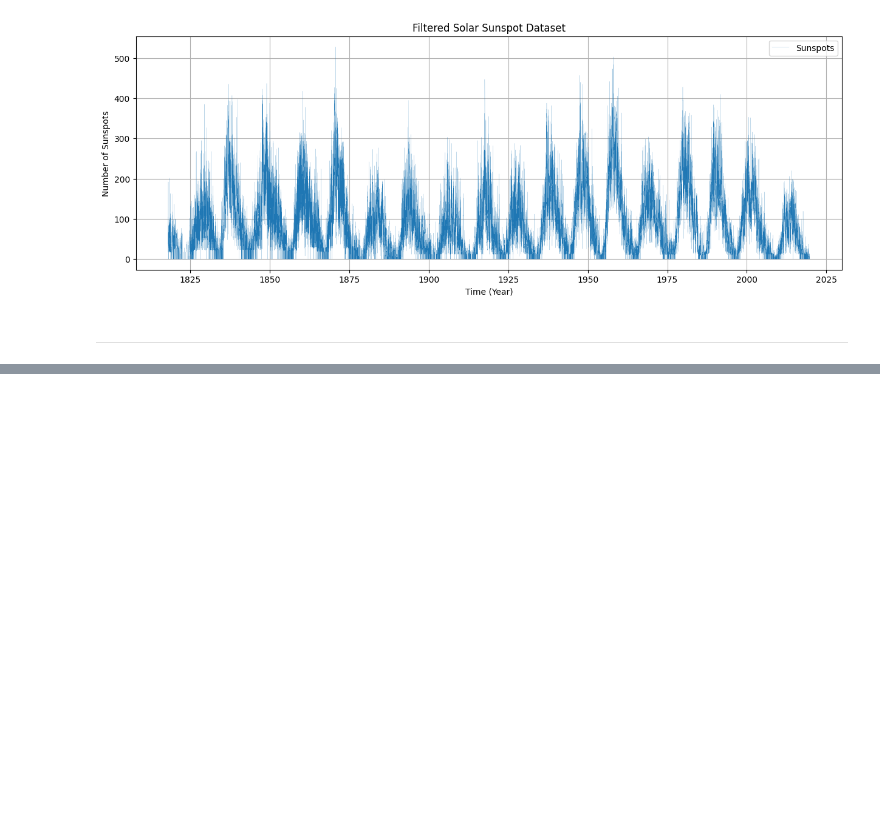
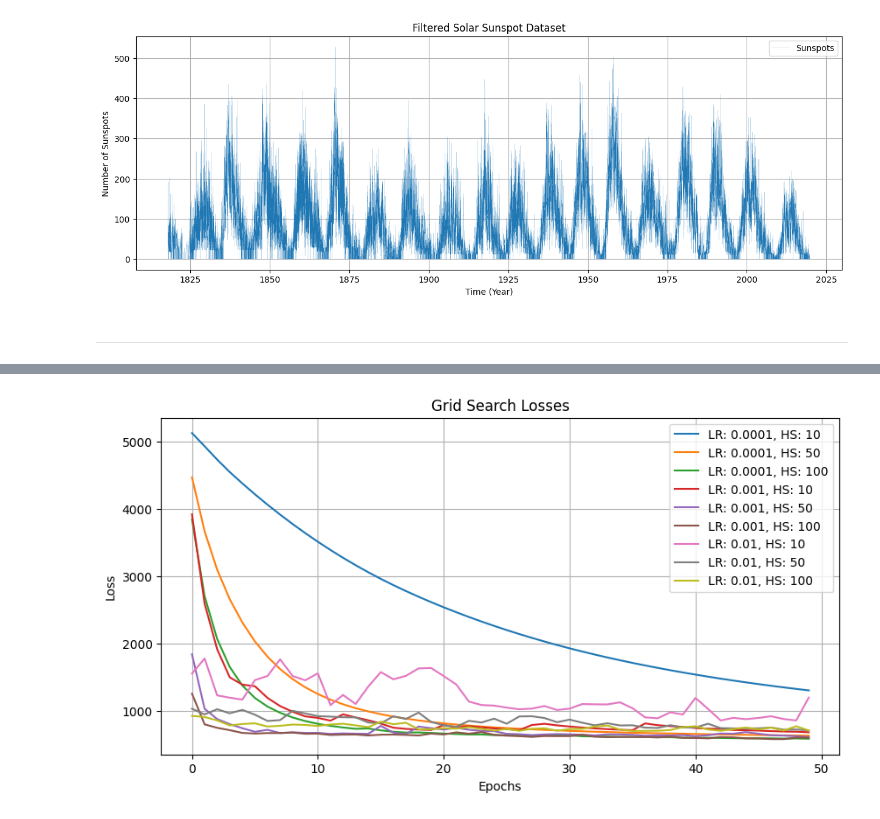
Before and after one commit to roderickperez/NeuralNetworksCourseOMV, a Jupyter notebook: 11_LSTM_HyperparamerTuning_sunspots.ipynb, the cells around one changed output, grey strips where cells are left out. Cells and saved outputs as stored; diff of their text form; code cells hidden in the pictures; blank space fills up the shorter version.

```diff
--- a/11_LSTM_HyperparamerTuning_sunspots.ipynb
+++ b/11_LSTM_HyperparamerTuning_sunspots.ipynb
@@ -229,0 +160,13 @@ KeyboardInterrupt:
+# %%
+# Hyperparameter tuning using grid search
+def grid_search(lr_list, hidden_size_list, epochs=50):
+    results = []
+    for lr, hidden_size in itertools.product(lr_list, hidden_size_list):
+        losses, exec_time = train_model(lr, hidden_size, epochs)
+        results.append({
+            'learning_rate': lr,
+            'hidden_layer_size': hidden_size,
+            'losses': losses,
+            'execution_time': exec_time
+        })
+    return results
@@ -229,0 +188,7 @@ KeyboardInterrupt:
+# %%
+# Hyperparameter ranges
+lr_list = [0.0001, 0.001, 0.01]
+hidden_size_list = [10, 50, 100]
+# %%
+# Perform grid search
+grid_results = grid_search(lr_list, hidden_size_list)
@@ -230,14 +200,13 @@ KeyboardInterrupt:
 # %%
-# Plot the loss progression over multiple epochs
-def plot_loss(errors):
-    plt.figure(figsize=(10, 5))
-    plt.plot(errors, label='Training Loss')
-    plt.xlabel('Epoch')
-    plt.ylabel('Loss')
-    plt.title('Loss Progression Over Epochs')
-    plt.legend()
-    plt.grid(True)
-    plt.show()
-
-# After training, call the plotting function
-plot_loss(errors)
+# Plot results for grid search
+plt.figure(figsize=(10, 5))
+for result in grid_results:
+    plt.plot(result['losses'], label=f"LR: {result['learning_rate']}, HS: {result['hidden_layer_size']}")
+plt.xlabel('Epochs')
+plt.ylabel('Loss')
+plt.title('Grid Search Losses')
+plt.legend()
+plt.grid(True)
+plt.show()
+# %% [output]
+[figure, added]
```
Also changed, not shown: parts of 29 cells of this notebook.
